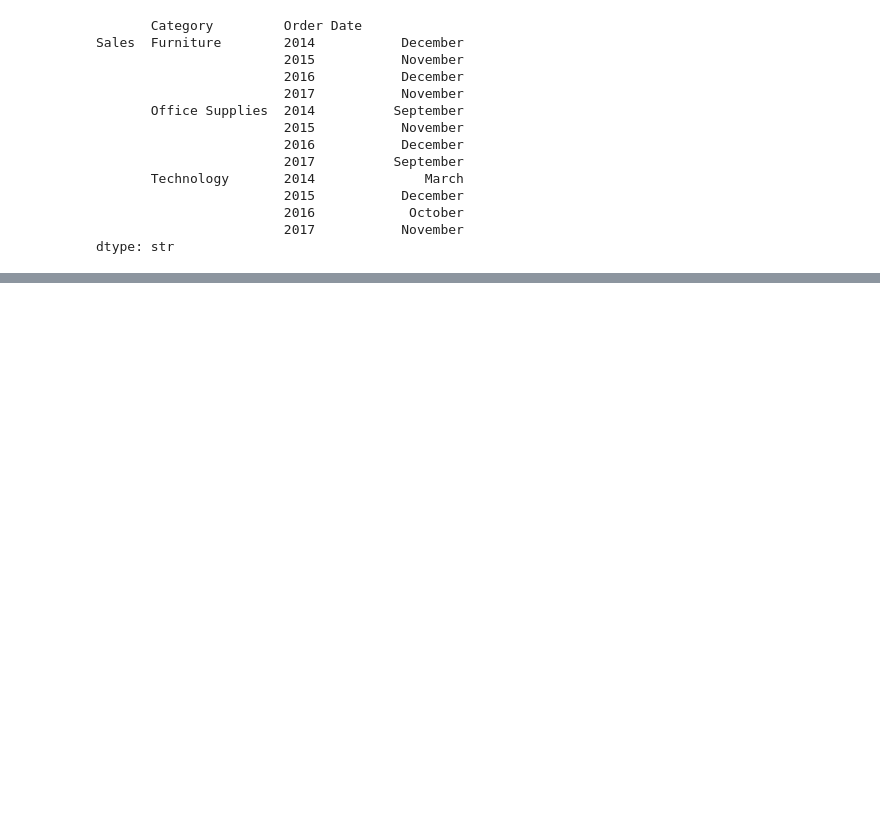
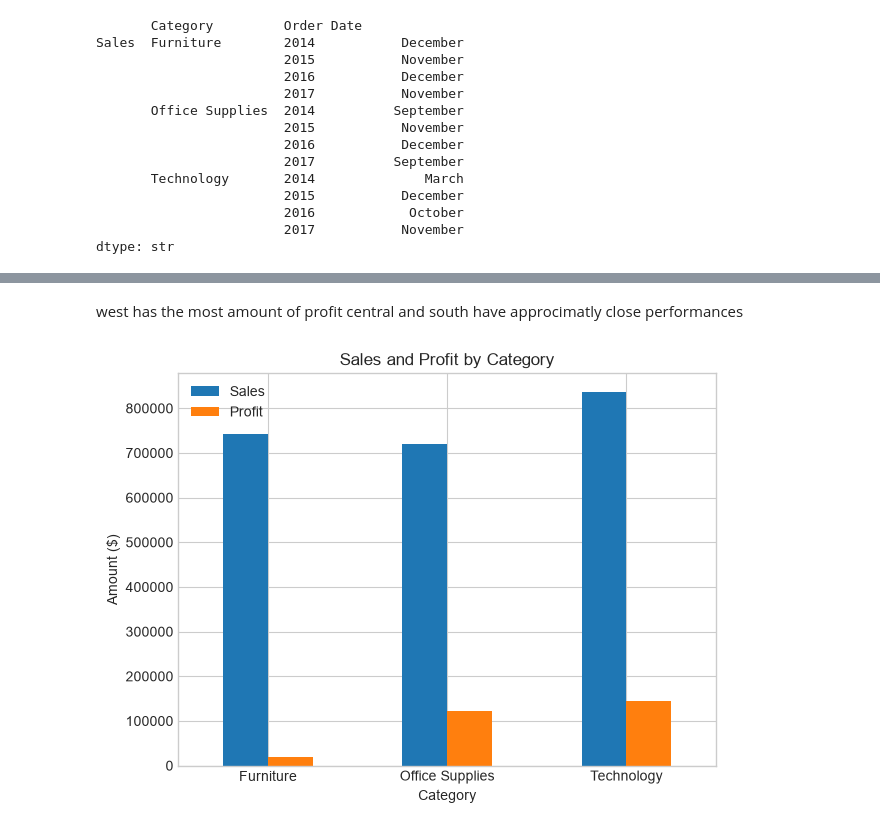
Before and after one commit to rabe156/Superstore-Dataset-analysis, a Jupyter notebook: notebooks/superstore_analysis.ipynb, the cells around one changed output, grey strips where cells are left out. Saved outputs shown, nothing was run; the diff lists cells and outputs as text; code cells hidden in the pictures; blank space fills up the shorter version.

```diff
--- a/notebooks/superstore_analysis.ipynb
+++ b/notebooks/superstore_analysis.ipynb
@@ -784,0 +863,15 @@ As we can see the best sales performers throghout the years are in novembre dece
+# %% [markdown]
+west has the most amount of profit central and south have approcimatly close performances
+# %%
+CategoryPerformance = SuperStore.groupby("Category")[["Sales", "Profit"]].sum()
+
+CategoryPerformance.plot(kind="bar")
+
+plt.title("Sales and Profit by Category")
+plt.xlabel("Category")
+plt.ylabel("Amount ($)")
+plt.xticks(rotation=0)
+plt.tight_layout()
+plt.show()
+# %% [output]
+[figure, added]
```
Also changed, not shown: parts of 27 cells of this notebook.
